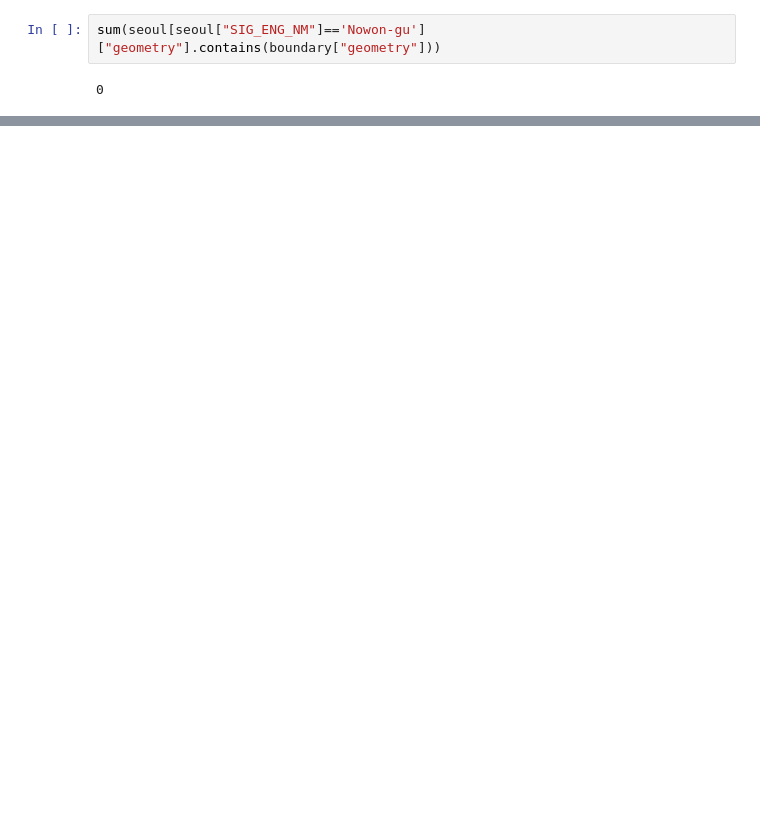
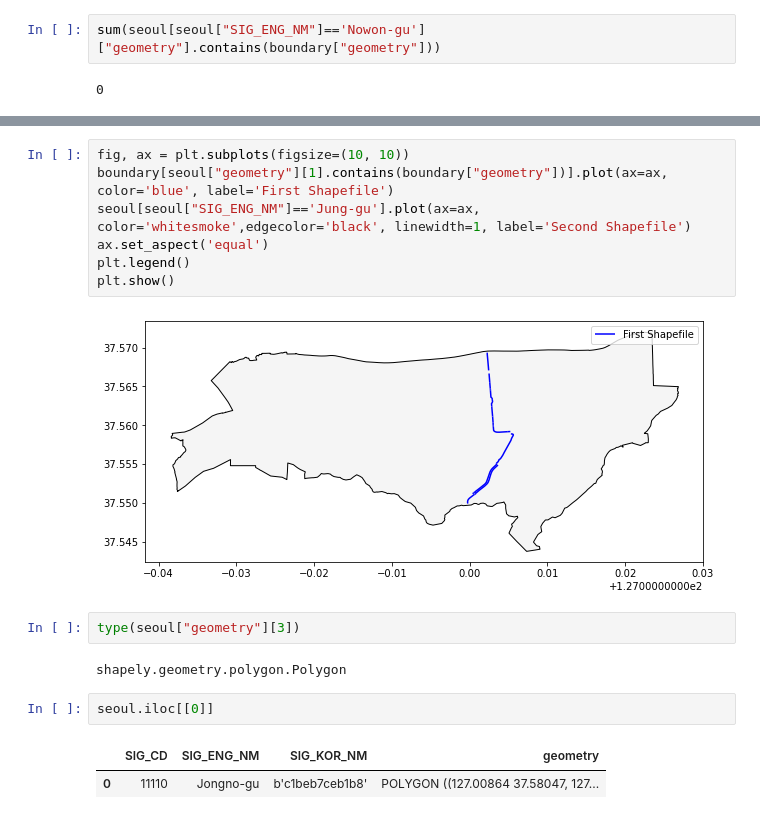
Before and after one commit to won4513/bigdata_campus, a Jupyter notebook: Bicycle/자전거도로.ipynb, the cells around one changed output, grey strips where cells are left out. Cells and saved outputs as stored; diff of their text form; blank space fills up the shorter version.

```diff
--- a/Bicycle/자전거도로.ipynb
+++ b/Bicycle/자전거도로.ipynb
@@ -129,0 +138,18 @@ plt.show()
+# %%
+fig, ax = plt.subplots(figsize=(10, 10))
+boundary[seoul["geometry"][1].contains(boundary["geometry"])].plot(ax=ax, color='blue', label='First Shapefile')
+seoul[seoul["SIG_ENG_NM"]=='Jung-gu'].plot(ax=ax, color='whitesmoke',edgecolor='black', linewidth=1, label='Second Shapefile')
+ax.set_aspect('equal')
+plt.legend()
+plt.show()
+# %% [output]
+[figure, added]
+# %%
+type(seoul["geometry"][3])
+# %% [output]
+shapely.geometry.polygon.Polygon
+# %%
+seoul.iloc[[0]]
+# %% [output]
+|  | SIG_CD | SIG_ENG_NM | SIG_KOR_NM | geometry |
+| 0 | 11110 | Jongno-gu | b'c1beb7ceb1b8' | POLYGON ((127.00864 37.58047, 127... |
```
Also changed, not shown: parts of 6 cells of this notebook.
